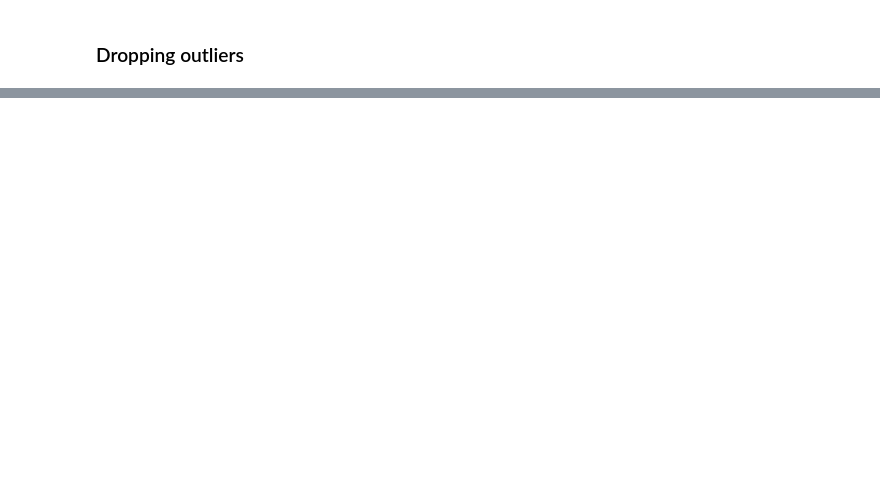
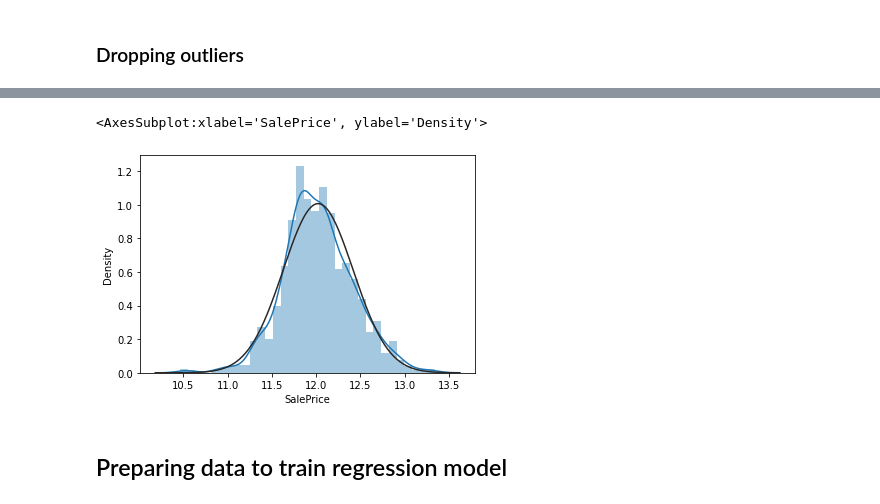
Before and after one commit to gha7all/DataScienceHub, a Jupyter notebook: week-1/housePrice_regression/price prediction.ipynb, the cells around one changed output, grey strips where cells are left out. Drawn from its saved outputs; the diff is of its cells as text; code cells hidden in the pictures; blank space fills up the shorter version.

```diff
--- a/week-1/housePrice_regression/price prediction.ipynb
+++ b/week-1/housePrice_regression/price prediction.ipynb
@@ -161,0 +195,7 @@ df.drop(df[df['TotalBsmtSF']>4000].index, inplace=True)
+# %%
+sns.distplot(df['SalePrice'], fit=stats.norm)
+# %% [output]
+<AxesSubplot:xlabel='SalePrice', ylabel='Density'>
+[figure, added]
+# %% [markdown]
+## Preparing data to train regression model
```
Also changed, not shown: parts of 42 cells of this notebook, 6 other files.
